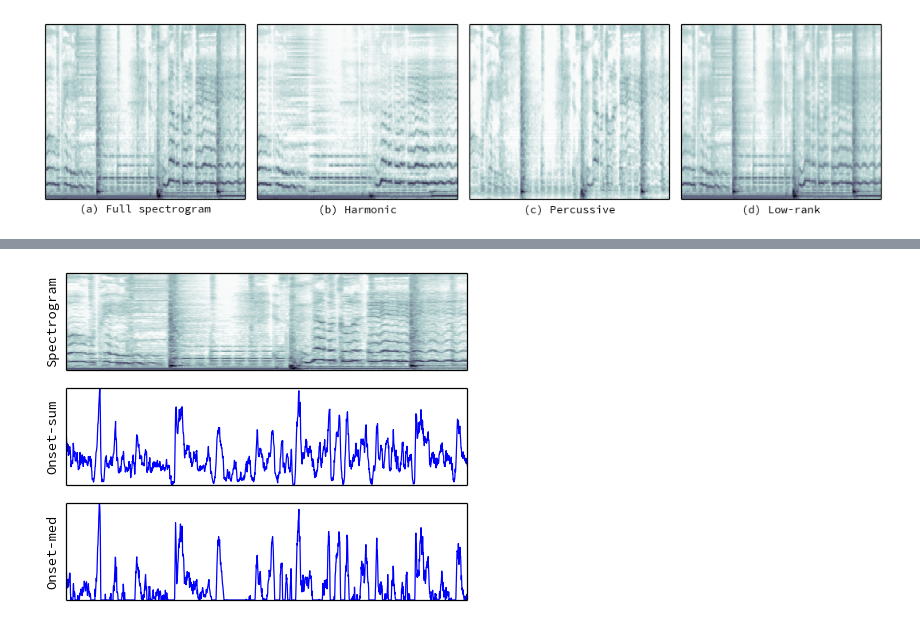
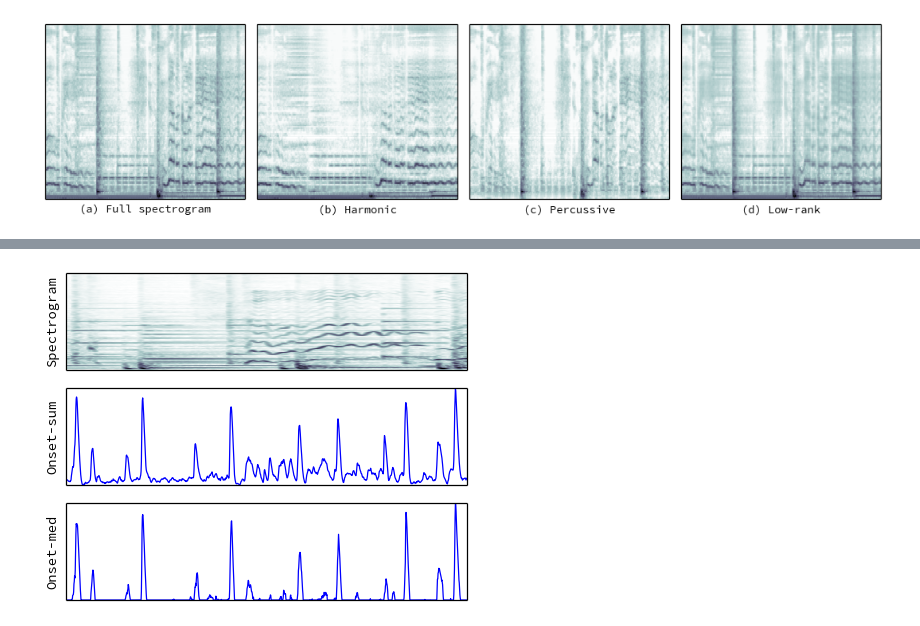
Before and after one commit to bmcfee/beat_onset, a Jupyter notebook: code/ICASSP2013 - Beat tracking.ipynb, the cells around one changed output, grey strips where cells are left out. Cells and saved outputs as stored; diff of their text form; code cells hidden in the pictures.

```diff
--- a/code/ICASSP2013 - Beat tracking.ipynb
+++ b/code/ICASSP2013 - Beat tracking.ipynb
@@ -437,4 +428,8 @@ print S.shape
 # %%
+BOUNDS = (2300, 3550)
+#BOUNDS = (-2750, -1000)
+#BOUNDS = (6000, 7750)
+
 odf_sum = librosa.onset.onset_strength(S=librosa.logamplitude(S, ref_power=S.max()),
                                        sr=22050,
                                        hop_length=64,
@@ -446,14 +441,12 @@ odf_med = librosa.onset.onset_strength(S=librosa.logamplitude(S, ref_power=S.max
                                        fmax=8000,
                                        aggregate=np.median)
 # %%
-#BOUNDS = (2300, 4050)
-#BOUNDS = (-2750, -1000)
-#BOUNDS = (6000, 8750)
+
 figure(figsize=(5,4))
-subplot(3,1,1), librosa.display.specshow(S[:,BOUNDS[0]:BOUNDS[1]]**(1./3), cmap='bone'), ylabel('Spectrogram')
+subplot(3,1,1), librosa.display.specshow(-S[:,BOUNDS[0]:BOUNDS[1]]**0.5, cmap='bone'), ylabel('Spectrogram')
 subplot(3,1,2), plot(odf_sum[BOUNDS[0]:BOUNDS[1]]), axis('tight'), xticks([]), yticks([]), ylabel('Onset-sum')
 subplot(3,1,3), plot(odf_med[BOUNDS[0]:BOUNDS[1]]), axis('tight'), xticks([]), yticks([]), ylabel('Onset-med')
 tight_layout()
 savefig('/home/bmcfee/git/beat_onset/paper/figs/onsets.pdf', format='pdf', pad_inches=0, transparent=True)
 # %% [output]
-[figure, old version]
+[figure, new version]
```
Also changed, not shown: parts of 10 cells of this notebook, 3 other files.
